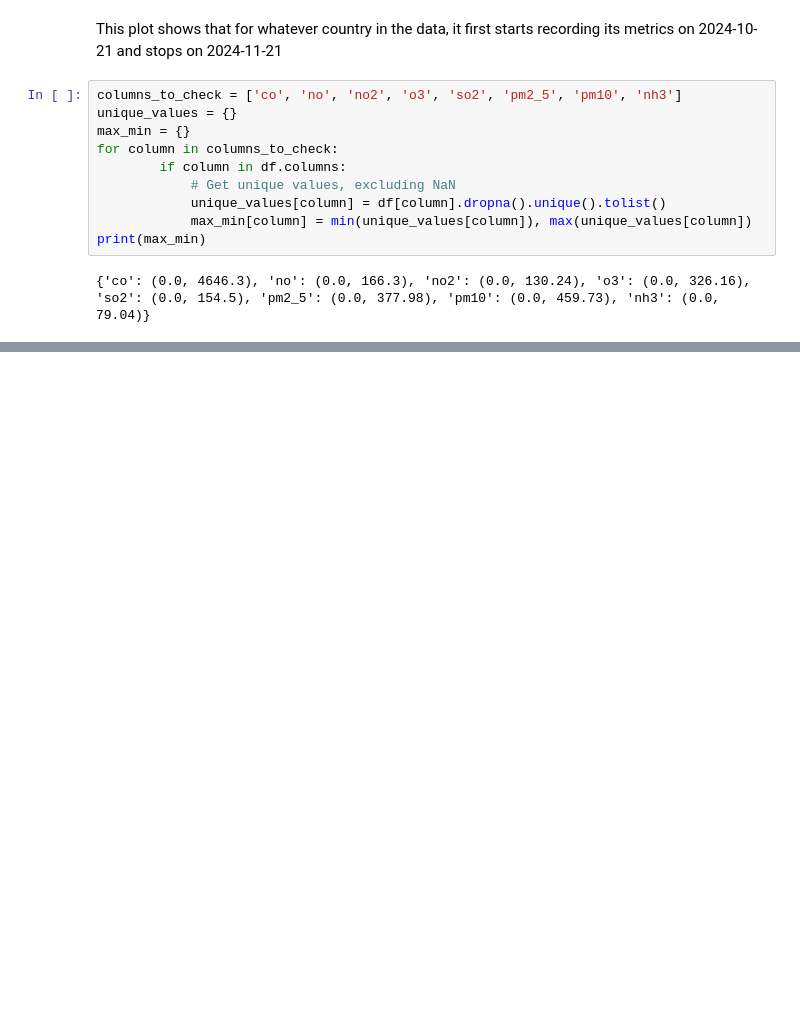
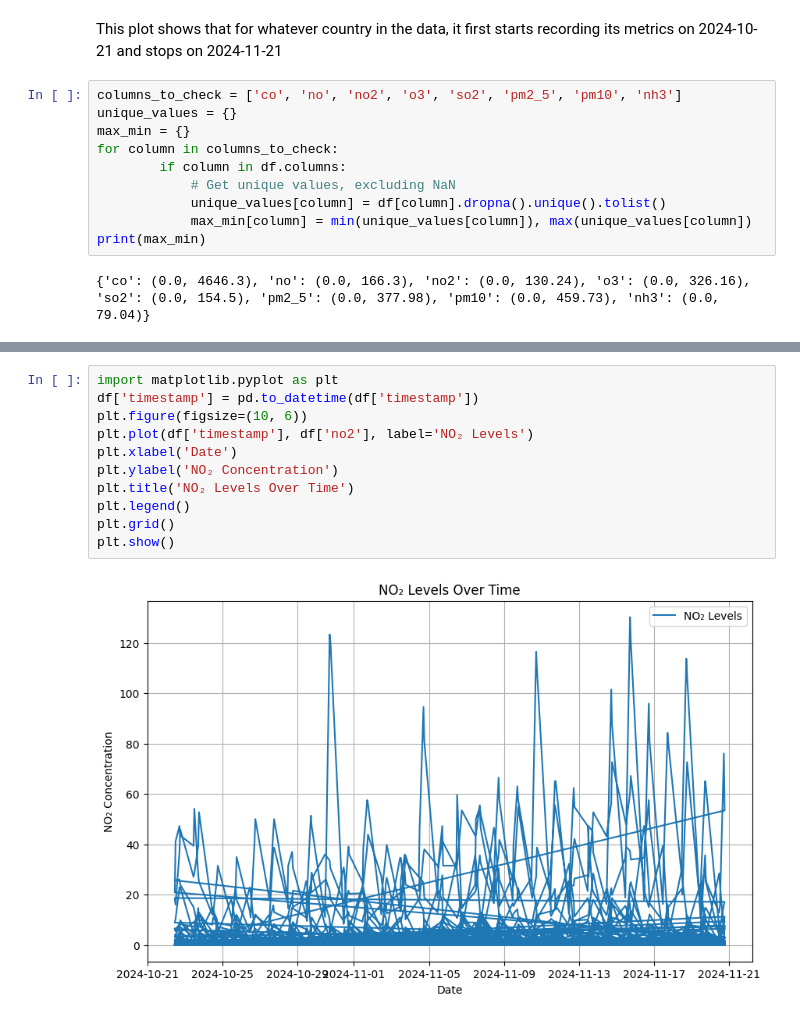
Before and after one commit to cyrineanene/Air-Polluants-Forecasting, a Jupyter notebook: src/data_analysis.ipynb, the cells around one changed output, grey strips where cells are left out. Drawn from its saved outputs; the diff is of its cells as text; blank space fills up the shorter version.

```diff
--- a/src/data_analysis.ipynb
+++ b/src/data_analysis.ipynb
@@ -103,0 +120,13 @@ print(max_min)
+# %%
+import matplotlib.pyplot as plt
+df['timestamp'] = pd.to_datetime(df['timestamp'])
+plt.figure(figsize=(10, 6))
+plt.plot(df['timestamp'], df['no2'], label='NO₂ Levels')
+plt.xlabel('Date')
+plt.ylabel('NO₂ Concentration')
+plt.title('NO₂ Levels Over Time')
+plt.legend()
+plt.grid()
+plt.show()
+# %% [output]
+[figure, added]
```
Also changed, not shown: parts of 7 cells of this notebook, 10 other files.
